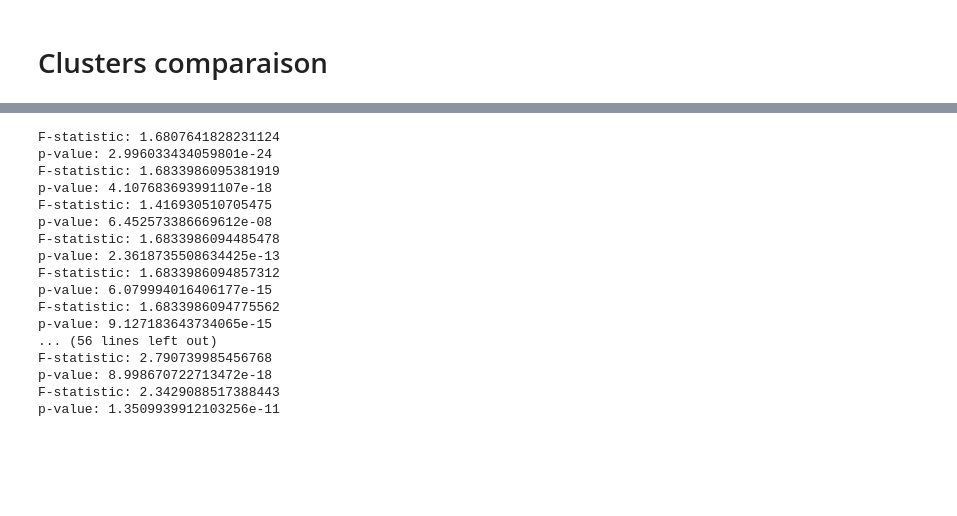
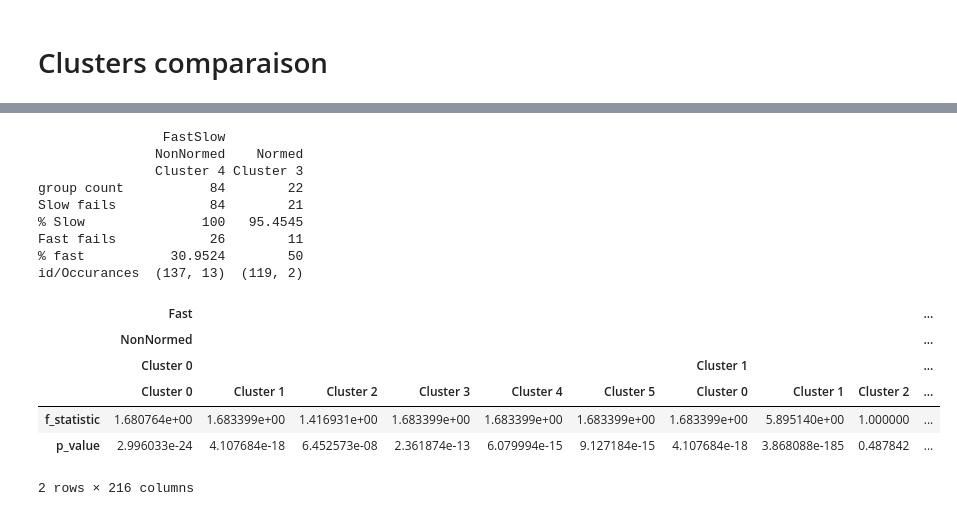
Before and after one commit to wxssym/FenicsInternship, a Jupyter notebook: Notebooks/Fenics_T-SNE_Failure.ipynb, the cells around one changed output, grey strips where cells are left out. Drawn from its saved outputs; the diff is of its cells as text; code cells hidden in the pictures; blank space fills up the shorter version.

```diff
--- a/Notebooks/Fenics_T-SNE_Failure.ipynb
+++ b/Notebooks/Fenics_T-SNE_Failure.ipynb
@@ -307,15 +366,26 @@ NameError: name 'Fast2' is not defined
+# %%
+# Check clusters with failure percentages above 40% in both slow and fast
+high_failure_clusters = failureByCluster.loc[:, (failureByCluster.loc['% Slow'] > 20) & (failureByCluster.loc['% fast'] > 20)]
+
+# Print the clusters above 40% failure
+print(high_failure_clusters)
+# %% [output]
+                FastSlow
+               NonNormed    Normed
+               Cluster 4 Cluster 3
+group count           84        22
+Slow fails            84        21
+% Slow               100   95.4545
+Fast fails            26        11
+% fast           30.9524        50
+id/Occurances  (137, 13)  (119, 2)
 # %%
 import pandas as pd
 import numpy as np
 from scipy.stats import f_oneway
 
-data = pd.concat([Slow2, Labels2, FENICS2.Board.StatusFast, FENICS2.Board.StatusSlow], axis=1)
 
-# Group Fast2 by the labels in Labels2
-groups = data.groupby(('Slow','Normed'))
 
-import pandas as pd
-from scipy.stats import f_oneway
 
 def perform_anova(df1, df2):
     combined_data = pd.concat([df1, df2], keys=['df1', 'df2'])
@@ -331,28 +401,38 @@ def perform_anova(df1, df2):
     return f_statistic, p_value
 
 
-for ii in list(groups.groups.keys()) :
-    for jj in list(groups.groups.keys()) :
 
-        f_statistic, p_value = perform_anova(groups.get_group(ii), groups.get_group(jj))
+data = pd.concat([Slow2, Labels2, FENICS2.Board.StatusFast, FENICS2.Board.StatusSlow], axis=1)
 
-        print("F-statistic:", f_statistic)
-        print("p-value:", p_value)
+# Group Fast2 by the labels in Labels2
+
+
+channels = ['Fast', 'Slow', 'FastSlow']
+normali = ['NonNormed', 'Normed']
+
+
+dict = {}
+
+for channel in channels:
+    for norm in normali:
+        groups = data.groupby(('Slow','Normed'))
+        for ii in list(groups.groups.keys()) :
+            for jj in list(groups.groups.keys()) :
+                if (channel,norm,'Cluster '+str(ii),'Cluster '+str(jj)) not in dict:
+                    dict[(channel,norm,'Cluster '+str(ii),'Cluster '+str(jj))] = []
+
+                f_statistic, p_value = perform_anova(groups.get_group(ii), groups.get_group(jj))
+                dict[(channel,norm,'Cluster '+str(ii),'Cluster '+str(jj))].append(f_statistic)
+                dict[(channel,norm,'Cluster '+str(ii),'Cluster '+str(jj))].append(p_value)
+
+ANOVA_analysis = pd.DataFrame(dict,index=['f_statistic','p_value'])
-# %% [output]
-F-statistic: 1.6807641828231124
-p-value: 2.996033434059801e-24
-F-statistic: 1.6833986095381919
-p-value: 4.107683693991107e-18
-F-statistic: 1.416930510705475
-p-value: 6.452573386669612e-08
-F-statistic: 1.6833986094485478
-p-value: 2.3618735508634425e-13
-F-statistic: 1.6833986094857312
-p-value: 6.079994016406177e-15
-F-statistic: 1.6833986094775562
-p-value: 9.127183643734065e-15
-... (56 lines left out)
-F-statistic: 2.790739985456768
-p-value: 8.998670722713472e-18
-F-statistic: 2.3429088517388443
-p-value: 1.3509939912103256e-11
+# %%
+ANOVA_analysis
+# %% [output]
+|  | Fast |  |  |  |  |  |  |  |  | ... |
+|  | NonNormed |  |  |  |  |  |  |  |  | ... |
+|  | Cluster 0 |  |  |  |  |  | Cluster 1 |  |  | ... |
+|  | Cluster 0 | Cluster 1 | Cluster 2 | Cluster 3 | Cluster 4 | Cluster 5 | Cluster 0 | Cluster 1 | Cluster 2 | ... |
+| f_statistic | 1.680764e+00 | 1.683399e+00 | 1.416931e+00 | 1.683399e+00 | 1.683399e+00 | 1.683399e+00 | 1.683399e+00 | 5.895140e+00 | 1.000000 | ... |
+| p_value | 2.996033e-24 | 4.107684e-18 | 6.452573e-08 | 2.361874e-13 | 6.079994e-15 | 9.127184e-15 | 4.107684e-18 | 3.868088e-185 | 0.487842 | ... |
+2 rows × 216 columns
```
Also changed, not shown: parts of 5 cells of this notebook.
